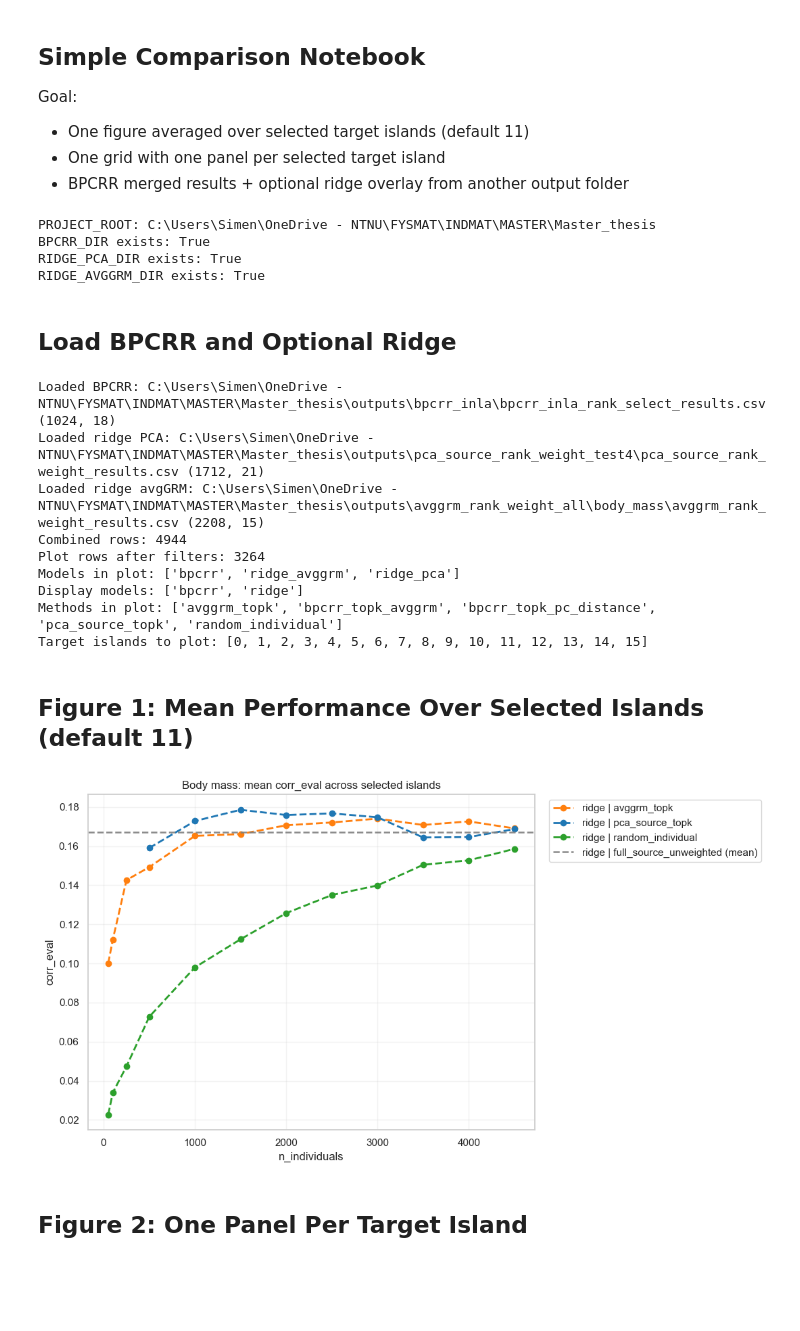
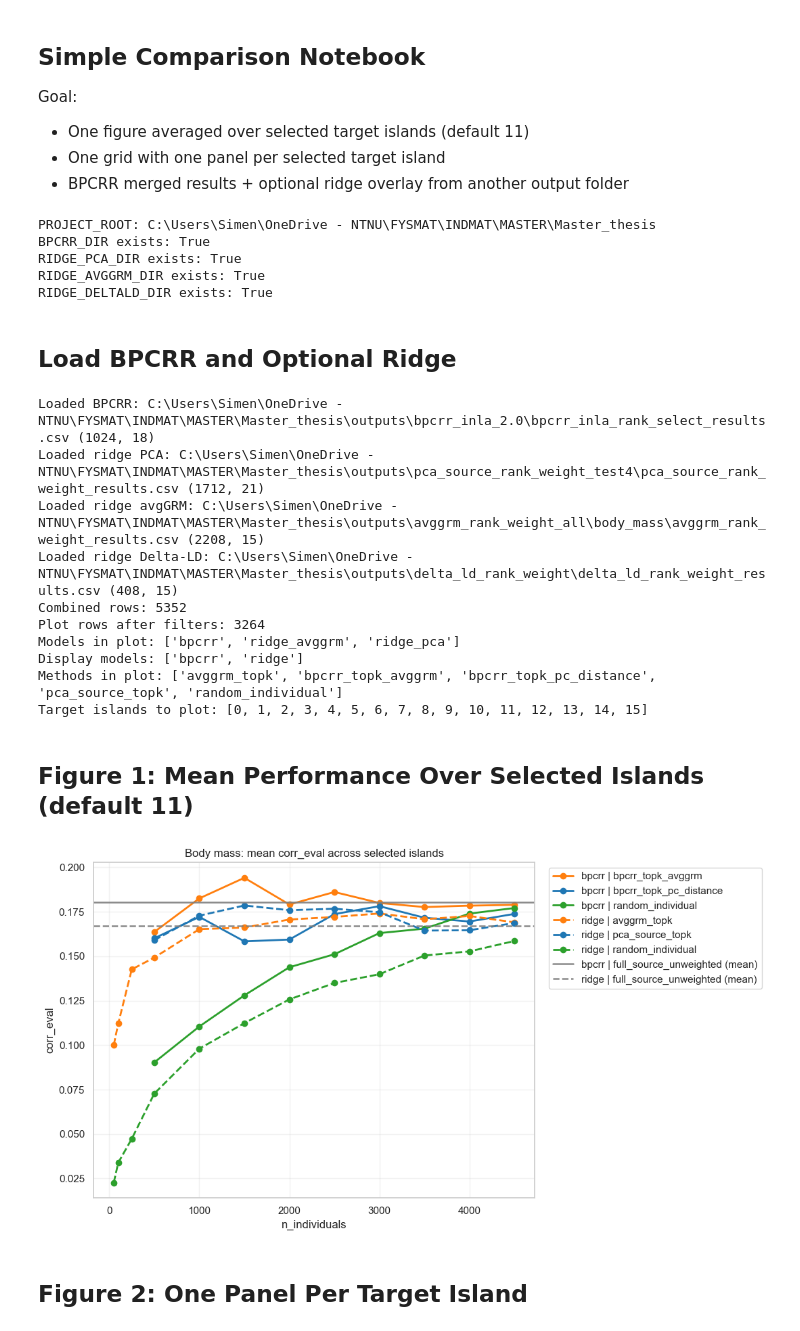
Before and after one commit to simennes/Master_thesis, a Jupyter notebook: notebooks/visualize_bpcrr_inla.ipynb, the cells around one changed output. Cells and saved outputs as stored; diff of their text form; code cells hidden in the pictures; blank space fills up the shorter version.

Commit message:
bpcrr_pev ready

```diff
--- a/notebooks/visualize_bpcrr_inla.ipynb
+++ b/notebooks/visualize_bpcrr_inla.ipynb
@@ -24,19 +24,22 @@ cwd = Path.cwd().resolve()
 root_candidates = [cwd, cwd.parent, cwd.parent.parent]
 PROJECT_ROOT = next((p for p in root_candidates if (p / "outputs").exists()), cwd)
 
-BPCRR_DIR = PROJECT_ROOT / "outputs" / "bpcrr_inla"
+BPCRR_DIR = PROJECT_ROOT / "outputs" / "bpcrr_inla_2.0"
 RIDGE_PCA_DIR = PROJECT_ROOT / "outputs" / "pca_source_rank_weight_test4"   # set to None to disable
 RIDGE_AVGGRM_DIR = PROJECT_ROOT / "outputs" / "avggrm_rank_weight_all" / "body_mass"  # set to None to disable
+RIDGE_DELTALD_DIR = PROJECT_ROOT / "outputs" / "delta_ld_rank_weight"  # set to None to disable
 
 print("PROJECT_ROOT:", PROJECT_ROOT)
 print("BPCRR_DIR exists:", BPCRR_DIR.exists())
 print("RIDGE_PCA_DIR exists:", RIDGE_PCA_DIR.exists() if RIDGE_PCA_DIR is not None else False)
 print("RIDGE_AVGGRM_DIR exists:", RIDGE_AVGGRM_DIR.exists() if RIDGE_AVGGRM_DIR is not None else False)
+print("RIDGE_DELTALD_DIR exists:", RIDGE_DELTALD_DIR.exists() if RIDGE_DELTALD_DIR is not None else False)
 # %% [output]
 PROJECT_ROOT: C:\Users\Simen\OneDrive - NTNU\FYSMAT\INDMAT\MASTER\Master_thesis
 BPCRR_DIR exists: True
 RIDGE_PCA_DIR exists: True
 RIDGE_AVGGRM_DIR exists: True
+RIDGE_DELTALD_DIR exists: True
 # %% [markdown]
 ## Load BPCRR and Optional Ridge
 # %%
@@ -105,6 +108,16 @@ if RIDGE_AVGGRM_DIR is not None:
     else:
         print("Ridge avgGRM results file not found under", RIDGE_AVGGRM_DIR)
 
+ridge_delta_ld = pd.DataFrame()
+if RIDGE_DELTALD_DIR is not None:
+    ridge_delta_ld_path = _find_csv(RIDGE_DELTALD_DIR, "delta_ld_rank_weight_results.csv")
+    if ridge_delta_ld_path is not None:
+        ridge_delta_ld = _load_and_standardize(ridge_delta_ld_path, "ridge_delta_ld")
+        parts.append(ridge_delta_ld)
+        print("Loaded ridge Delta-LD:", ridge_delta_ld_path, ridge_delta_ld.shape)
+    else:
+        print("Ridge Delta-LD results file not found under", RIDGE_DELTALD_DIR)
+
 combined = pd.concat(parts, ignore_index=True)
 
 available_islands = sorted(combined["target_island"].unique().tolist())
@@ -114,7 +127,7 @@ target_islands_to_plot = available_islands
 # Plot controls (easy to edit)
 # -------------------------------
 PLOT_MODELS = ["bpcrr", "ridge_pca", "ridge_avggrm"]
-PLOT_METHODS = None  # Example: ["bpcrr_topk_avggrm", "bpcrr_topk_pc_distance", "random_individual", "avggrm_topk", "pca_source_topk"]
+PLOT_METHODS = None  # Example: ["bpcrr_topk_avggrm", "bpcrr_topk_pc_distance", "random_individual", "avggrm_topk", "pca_source_topk", "delta_ld_island_topk"]
 EXCLUDE_METHODS = []
 USE_RANKED_SUBSET_ONLY = True
 
@@ -194,10 +207,11 @@ print("Display models:", sorted(plot_data["model_display"].unique().tolist()))
 print("Methods in plot:", sorted(plot_data["method"].astype(str).unique().tolist()))
 print("Target islands to plot:", target_islands_to_plot)
 # %% [output]
-Loaded BPCRR: C:\Users\Simen\OneDrive - NTNU\FYSMAT\INDMAT\MASTER\Master_thesis\outputs\bpcrr_inla\bpcrr_inla_rank_select_results.csv (1024, 18)
+Loaded BPCRR: C:\Users\Simen\OneDrive - NTNU\FYSMAT\INDMAT\MASTER\Master_thesis\outputs\bpcrr_inla_2.0\bpcrr_inla_rank_select_results.csv (1024, 18)
 Loaded ridge PCA: C:\Users\Simen\OneDrive - NTNU\FYSMAT\INDMAT\MASTER\Master_thesis\outputs\pca_source_rank_weight_test4\pca_source_rank_weight_results.csv (1712, 21)
 Loaded ridge avgGRM: C:\Users\Simen\OneDrive - NTNU\FYSMAT\INDMAT\MASTER\Master_thesis\outputs\avggrm_rank_weight_all\body_mass\avggrm_rank_weight_results.csv (2208, 15)
-Combined rows: 4944
+Loaded ridge Delta-LD: C:\Users\Simen\OneDrive - NTNU\FYSMAT\INDMAT\MASTER\Master_thesis\outputs\delta_ld_rank_weight\delta_ld_rank_weight_results.csv (408, 15)
+Combined rows: 5352
 Plot rows after filters: 3264
 Models in plot: ['bpcrr', 'ridge_avggrm', 'ridge_pca']
 Display models: ['bpcrr', 'ridge']
@@ -217,6 +231,8 @@ def method_family(method: str) -> str:
         return "random"
     if "avggrm" in m:
         return "avggrm"
+    if "delta_ld" in m:
+        return "delta_ld"
 
     # Match PC-based methods explicitly; do not match the "pc" inside "bpcrr".
     pc_tokens = ["pc_distance", "pca_source", "_pc_", "_pca_"]
@@ -234,12 +250,13 @@ family_colors = {
     "random": "#2ca02c",      # green
     "pc": "#1f77b4",          # blue
     "avggrm": "#ff7f0e",      # orange
+    "delta_ld": "#d62728",    # red
     "full_source": "#7f7f7f", # gray
-    "other": "#9467bd",       # purple-ish fallback
+    "other": "#9467bd",       # fallback
 }
 
 # Figure-1-specific trigger
-REMOVE_BPCRR_FROM_FIG1 = True
+REMOVE_BPCRR_FROM_FIG1 = False
 
 # Mean corr_eval across selected islands vs n_individuals
 plot_df = (
@@ -277,34 +294,34 @@ for _, spec in curve_specs.iterrows():
     )
 
 # Horizontal reference lines: full_source_unweighted mean over selected islands per display model
 if not full_source_refs.empty:
     fs_mean = (
         full_source_refs.groupby("model_display", as_index=False)["corr_eval"]
         .mean()
         .sort_values("model_display")
     )
     if REMOVE_BPCRR_FROM_FIG1:
         fs_mean = fs_mean[fs_mean["model_display"] != "bpcrr"]
 
     for _, row in fs_mean.iterrows():
         plt.axhline(
             row["corr_eval"],
             linestyle=model_linestyle(row["model_display"]),
             linewidth=1.8,
             alpha=0.9,
             color=family_colors["full_source"],
             label=f"{row['model_display']} | full_source_unweighted (mean)",
         )
 
 plt.title("Body mass: mean corr_eval across selected islands")
 plt.xlabel("n_individuals")
 plt.ylabel("corr_eval")
 plt.grid(True, alpha=0.25)
 plt.legend(bbox_to_anchor=(1.02, 1), loc="upper left")
 plt.tight_layout()
 plt.show()
 # %% [output]
-[figure, old version]
+[figure, new version]
 # %% [markdown]
 ## Figure 2: One Panel Per Target Island
 # %%
```
Also changed, not shown: parts of 2 cells of this notebook, 12 other files.
